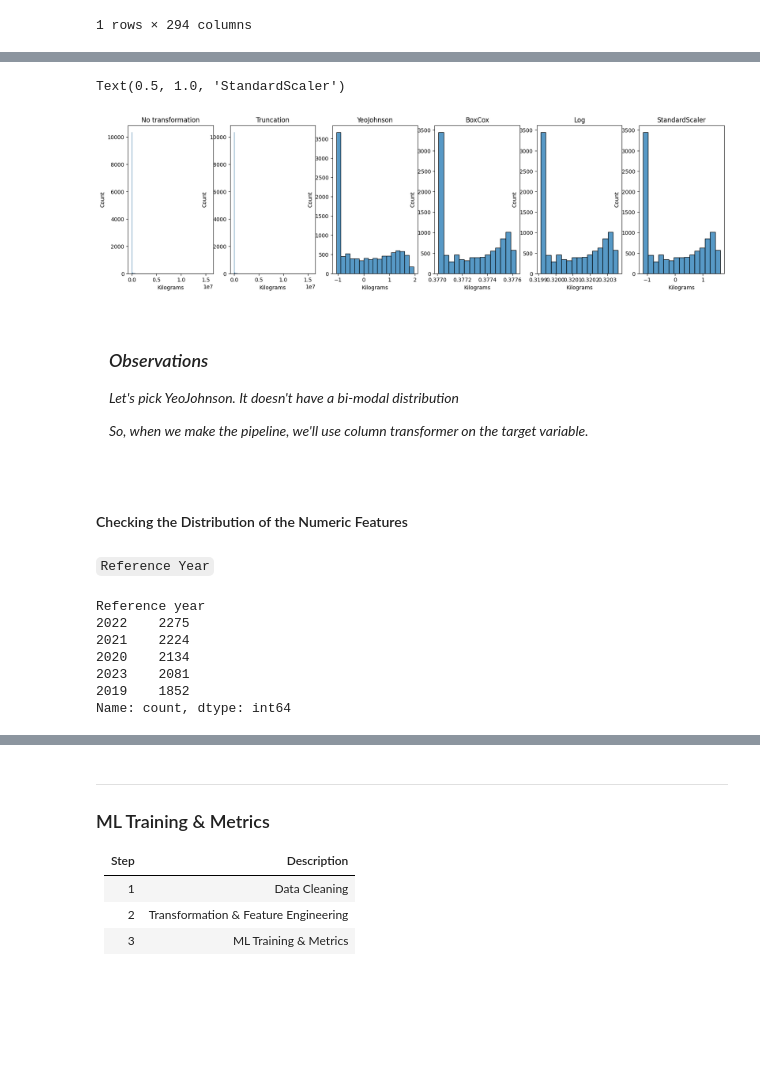
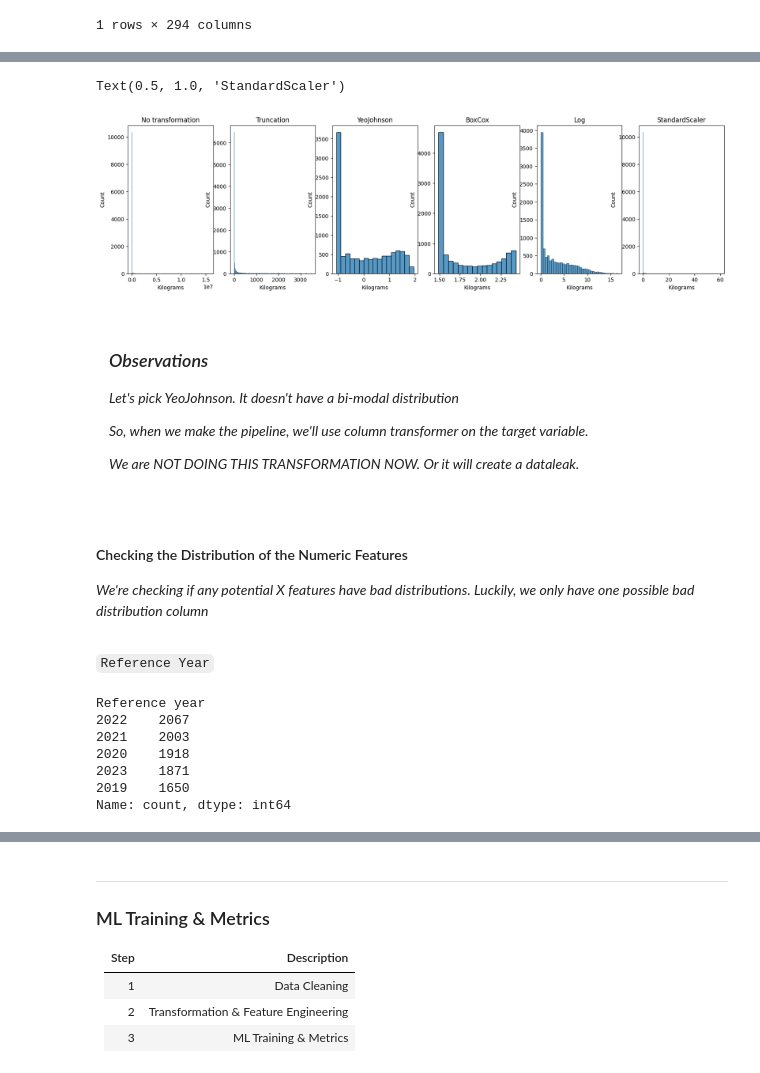
Before and after one commit to jehuhta/Intro_ML, a Jupyter notebook: ex1_05_extra1.ipynb, the cells around one changed output, grey strips where cells are left out. Saved outputs shown, nothing was run; the diff lists cells and outputs as text; code cells hidden in the pictures; blank space fills up the shorter version.

```diff
--- a/ex1_05_extra1.ipynb
+++ b/ex1_05_extra1.ipynb
@@ -449,8 +449,14 @@ from sklearn.preprocessing import StandardScaler
 # for the features AND the target variable.
 Y_TRUNC = .90
 
+
+# Creating a new dataframe. We just want to see what works
+df_copy = df.copy()
+
 # Let's make a canvas, we put our plots here.
 fig, axes = plt.subplots(1, 6, figsize=(20, 5))
+
+
 
 # HISTPLOT 1 -- No transformation
 sns.histplot(df_copy, x="Kilograms", ax=axes[0])
@@ -458,41 +464,44 @@ sns.histplot(df_copy, x="Kilograms", ax=axes[0])
 
 # HISTPLOT 2 -- Truncation
 
-# df_copy = df_copy[df_copy["Kilograms"] < df_copy["Kilograms"].quantile(Y_TRUNC)]
+df_copy = df_copy[df_copy["Kilograms"] < df_copy["Kilograms"].quantile(Y_TRUNC)]
 
 sns.histplot(df_copy, x="Kilograms", ax=axes[1])
 
 # HISTPLOT 3 -- yeojohnson
 pt = PowerTransformer(method='yeo-johnson')
-df_copy_yeo = df_copy
+df_copy_yeo = df.copy()
 df_copy_yeo["Kilograms"] = pt.fit_transform(df_copy_yeo[["Kilograms"]])
 sns.histplot(df_copy_yeo, x="Kilograms", ax=axes[2])
 
 # HISTPLOT 4 -- boxcox
-df_copy_bc = df_copy
+df_copy_bc = df.copy()
+
 df_copy_bc['Kilograms'], _ = stats.boxcox(df_copy_bc['Kilograms'] + 10)
 sns.histplot(df_copy_bc, x="Kilograms", ax=axes[3])
 
 # HISTPLOT 5 -- Log
-df_copy_log = df_copy
+df_copy_log = df.copy()
+
 df_copy_log['Kilograms'] = np.log1p(df_copy_log['Kilograms'])
 sns.histplot(df_copy_log, x="Kilograms", ax=axes[4])
 
 # HISTPLOT 6 -- StandardScaler
-df_copy_ss = df_copy
+df_copy_ss = df.copy()
+
 df_copy_ss['Kilograms'] = StandardScaler().fit_transform(df_copy_ss[['Kilograms']])
 sns.histplot(df_copy_ss, x="Kilograms", ax=axes[5])
 
 # TITLES
 axes[0].set_title("No transformation")
 axes[1].set_title("Truncation")
 axes[2].set_title("YeoJohnson")
 axes[3].set_title("BoxCox")
 axes[4].set_title("Log")
 axes[5].set_title("StandardScaler")
 # %% [output]
 Text(0.5, 1.0, 'StandardScaler')
-[figure, old version]
+[figure, new version]
 # %% [markdown]
 <div style="border: 3px dashed white; padding: 10px; box-sizing: border-box;">
 
@@ -504,9 +513,15 @@ Let's pick YeoJohnson. It doesn't have a bi-modal distribution
 
 So, when we make the pipeline, we'll use column transformer on the target variable.
 
+We are NOT DOING THIS TRANSFORMATION NOW. Or it will create a dataleak.
+
 </div>
-# %% [markdown]
-#### Checking the Distribution of the Numeric Features
+# %% [markdown]
+#### Checking the Distribution of the Numeric Features
+
+<i>
+
+We're checking if any potential X features have bad distributions. Luckily, we only have one possible bad distribution column
 # %% [markdown]
 `Reference Year`
 # %%
@@ -516,11 +531,11 @@ df_copy["Reference year"].value_counts()
 # Looks fine.
 # %% [output]
 Reference year
-2022    2275
-2021    2224
-2020    2134
-2023    2081
-2019    1852
+2022    2067
+2021    2003
+2020    1918
+2023    1871
+2019    1650
 Name: count, dtype: int64
 # %% [markdown]
 ### Feature Engineering
```
Also changed, not shown: parts of 32 cells of this notebook, 2 other files.
